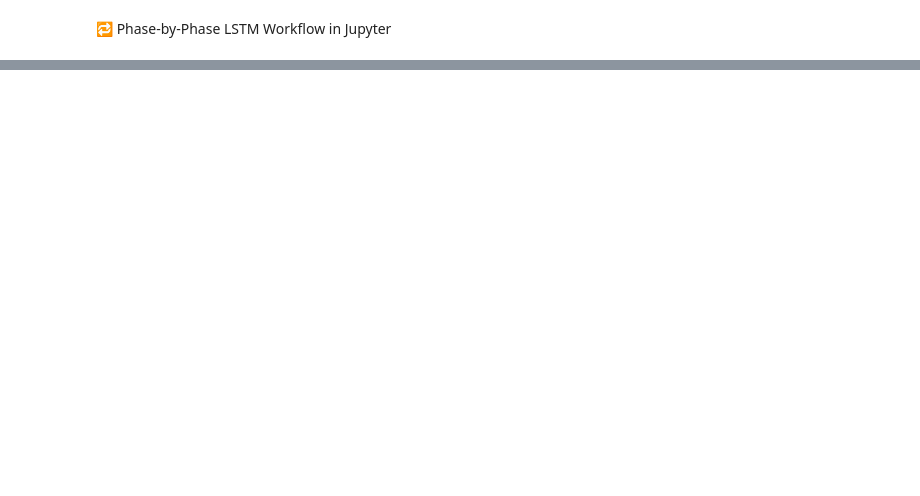
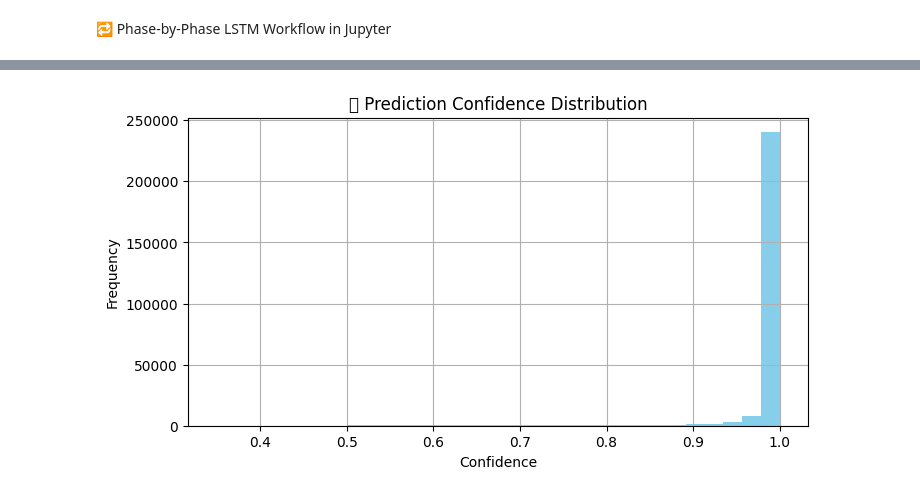
Before and after one commit to Nil-Vaghela/Stock_PRediction_Research, a Jupyter notebook: Nifty_LSTM_Prediction.ipynb, the cells around one changed output, grey strips where cells are left out. Cells and saved outputs as stored; diff of their text form; code cells hidden in the pictures; blank space fills up the shorter version.

```diff
--- a/Nifty_LSTM_Prediction.ipynb
+++ b/Nifty_LSTM_Prediction.ipynb
@@ -570,0 +731,26 @@ df_val.to_csv("ppo_validation_data.csv", index=False)
+# %%
+from tensorflow.keras.models import load_model
+import tensorflow.keras.backend as K
+
+# Custom Lambda and attention function
+def temporal_sum(x):
+    return K.sum(x, axis=1)
+
+# If you defined attention_block_with_weights, import or re-define it here
+def attention_block_with_weights(x):
+    import tensorflow as tf
+    attention = tf.keras.layers.Dense(1, activation='tanh')(x)
+    attention = tf.nn.softmax(attention, axis=1)
+    context = attention * x
+    context = tf.reduce_sum(context, axis=1)
+    return context, attention
+
+# ✅ Load the model
+model = load_model(
+    "best_lstm_attention_model.keras",
+    custom_objects={
+        "temporal_sum": temporal_sum,
+        "attention_block_with_weights": attention_block_with_weights
+    },
+    safe_mode=False
+)
@@ -570,0 +797,10 @@ df_val.to_csv("ppo_validation_data.csv", index=False)
+# %%
+plt.figure(figsize=(8, 4))
+plt.hist(confidences, bins=30, color='skyblue')
+plt.title("📊 Prediction Confidence Distribution")
+plt.xlabel("Confidence")
+plt.ylabel("Frequency")
+plt.grid(True)
+plt.show()
+# %% [output]
+[figure, added]
```
Also changed, not shown: parts of 26 cells of this notebook, 18 other files.
